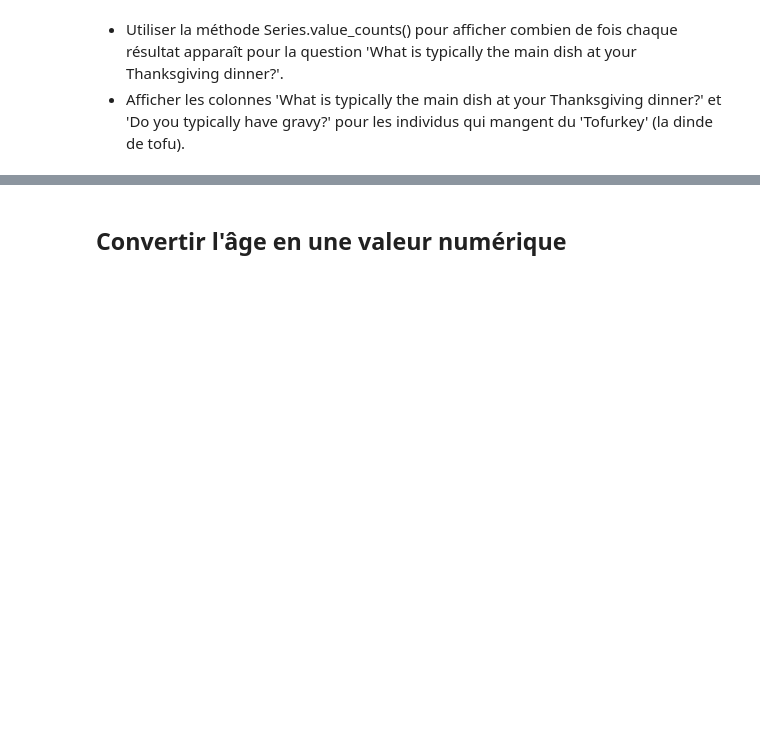
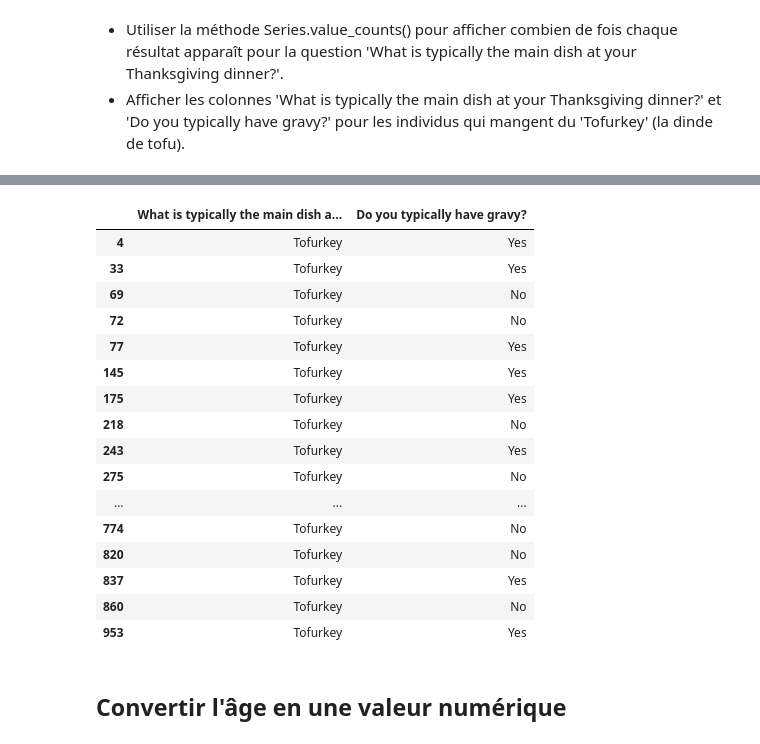
Before and after one commit to louiskuhn/IA-P2-Euskadi, a Jupyter notebook: Python/1. Analyse de données/Exo2_add.ipynb, the cells around one changed output, grey strips where cells are left out. Cells and saved outputs as stored; diff of their text form; code cells hidden in the pictures; blank space fills up the shorter version.

```diff
--- a/Python/1. Analyse de données/Exo2_add.ipynb
+++ b/Python/1. Analyse de données/Exo2_add.ipynb
@@ -15,0 +63,4 @@
+# %%
+filtre = df['Do you celebrate Thanksgiving?'] == 'Yes'
+df = df[filtre]
+df.shape
@@ -21,3 +96,26 @@
+# %%
+filtre = df['What is typically the main dish at your Thanksgiving dinner?']=='Tofurkey'
+mes_colonnes = ['What is typically the main dish at your Thanksgiving dinner?', 'Do you typically have gravy?']
+
+df.loc[filtre, mes_colonnes]
+# %% [output]
+|  | What is typically the main dish a... | Do you typically have gravy? |
+| 4 | Tofurkey | Yes |
+| 33 | Tofurkey | Yes |
+| 69 | Tofurkey | No |
+| 72 | Tofurkey | No |
+| 77 | Tofurkey | Yes |
+| 145 | Tofurkey | Yes |
+| 175 | Tofurkey | Yes |
+| 218 | Tofurkey | No |
+| 243 | Tofurkey | Yes |
+| 275 | Tofurkey | No |
+| ... | ... | ... |
+| 774 | Tofurkey | No |
+| 820 | Tofurkey | No |
+| 837 | Tofurkey | Yes |
+| 860 | Tofurkey | No |
+| 953 | Tofurkey | Yes |
 # %% [markdown]
 ## Convertir l'âge en une valeur numérique
 # %% [markdown]
```
Also changed, not shown: parts of 26 cells of this notebook.
